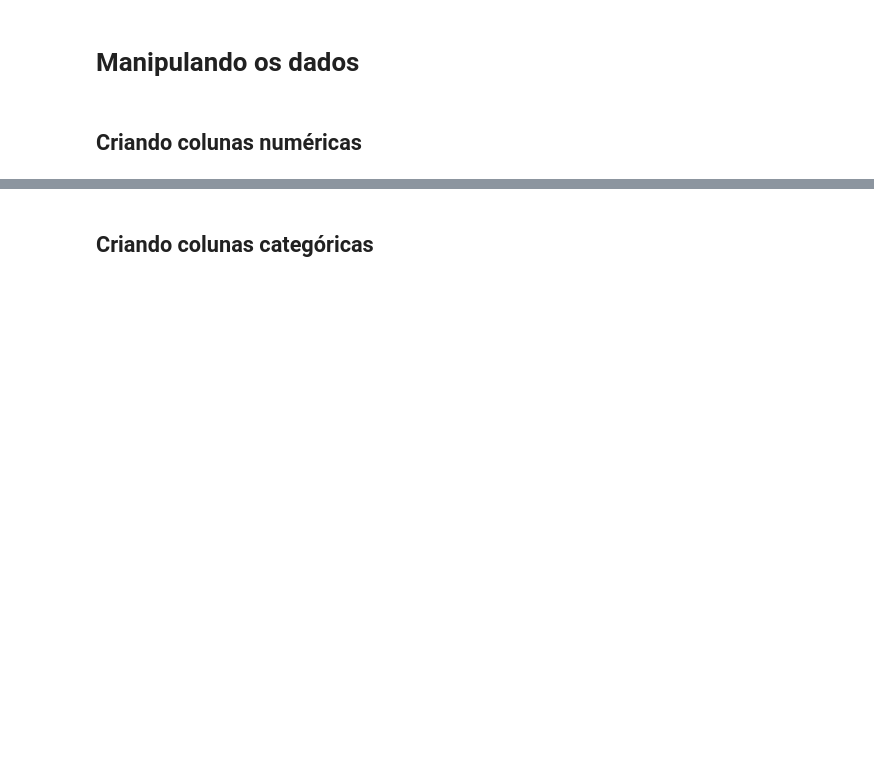
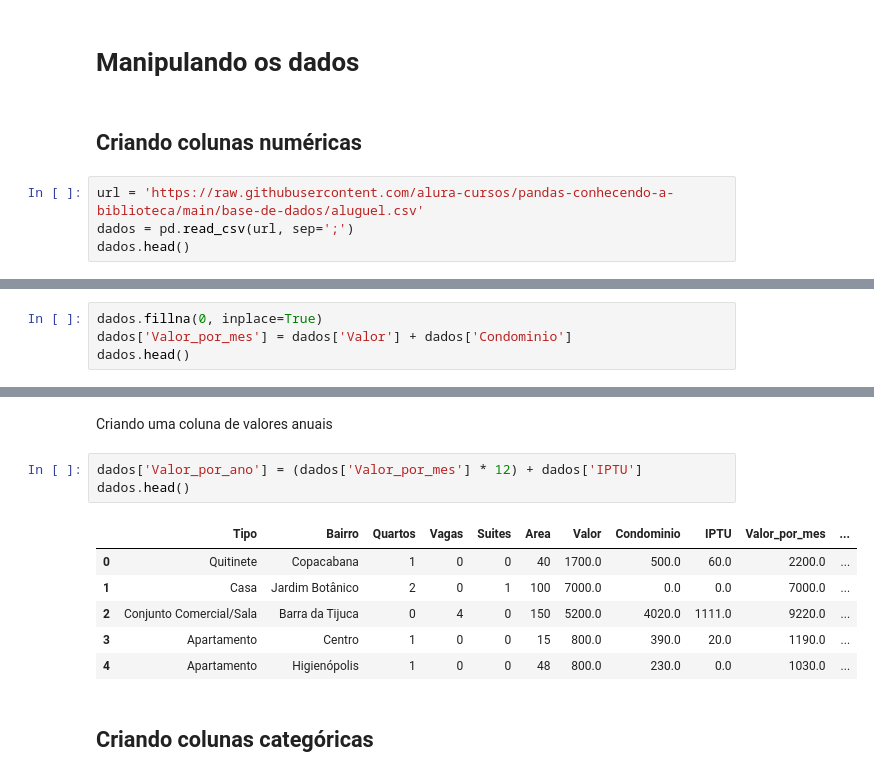
Before and after one commit to Bryncs/Alura-Pandas-Basico, a Jupyter notebook: Pandas - conhecendo a biblioteca.ipynb, the cells around one changed output, grey strips where cells are left out. Drawn from its saved outputs; the diff is of its cells as text; blank space fills up the shorter version.

Commit message:
Atualização Final
Atualização final com ambos os notebooks completos e arquivo dos dados finais resultante das operações.

```diff
--- a/Pandas - conhecendo a biblioteca.ipynb
+++ b/Pandas - conhecendo a biblioteca.ipynb
@@ -719,3 +719,7 @@ pd.read_csv('dados_2_quartos_3000_aluguel_70m.csv', sep=';')
 # Manipulando os dados
 # %% [markdown]
 ## Criando colunas numéricas
+# %%
+url = 'https://raw.githubusercontent.com/alura-cursos/pandas-conhecendo-a-biblioteca/main/base-de-dados/aluguel.csv'
+dados = pd.read_csv(url, sep=';')
+dados.head()
@@ -721,0 +735,4 @@ pd.read_csv('dados_2_quartos_3000_aluguel_70m.csv', sep=';')
+# %%
+dados.fillna(0, inplace=True)
+dados['Valor_por_mes'] = dados['Valor'] + dados['Condominio']
+dados.head()
@@ -722,2 +746,14 @@ pd.read_csv('dados_2_quartos_3000_aluguel_70m.csv', sep=';')
+# %% [markdown]
+Criando uma coluna de valores anuais
+# %%
+dados['Valor_por_ano'] = (dados['Valor_por_mes'] * 12) + dados['IPTU']
+dados.head()
+# %% [output]
+|  | Tipo | Bairro | Quartos | Vagas | Suites | Area | Valor | Condominio | IPTU | Valor_por_mes | ... |
+| 0 | Quitinete | Copacabana | 1 | 0 | 0 | 40 | 1700.0 | 500.0 | 60.0 | 2200.0 | ... |
+| 1 | Casa | Jardim Botânico | 2 | 0 | 1 | 100 | 7000.0 | 0.0 | 0.0 | 7000.0 | ... |
+| 2 | Conjunto Comercial/Sala | Barra da Tijuca | 0 | 4 | 0 | 150 | 5200.0 | 4020.0 | 1111.0 | 9220.0 | ... |
+| 3 | Apartamento | Centro | 1 | 0 | 0 | 15 | 800.0 | 390.0 | 20.0 | 1190.0 | ... |
+| 4 | Apartamento | Higienópolis | 1 | 0 | 0 | 48 | 800.0 | 230.0 | 0.0 | 1030.0 | ... |
 # %% [markdown]
 ## Criando colunas categóricas
```
Also changed, not shown: parts of 8 cells of this notebook, 2 other files.
